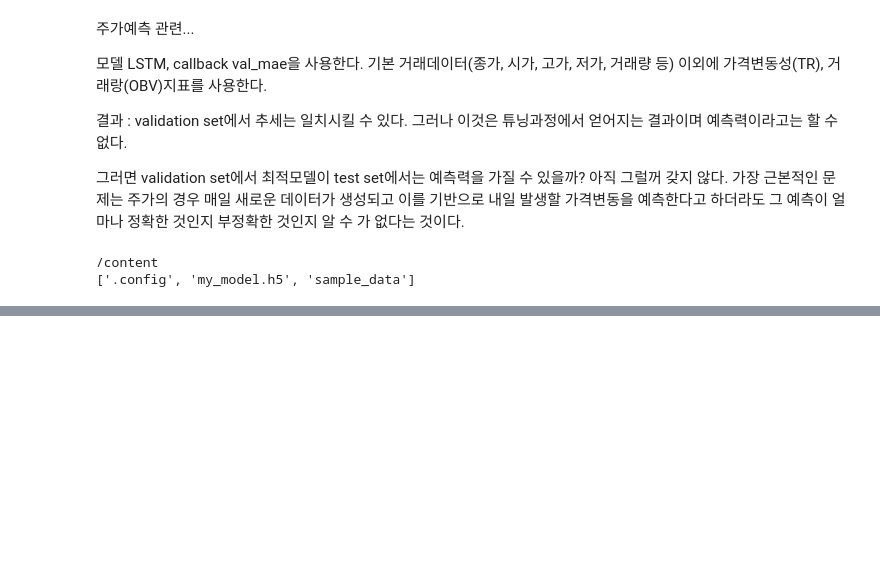
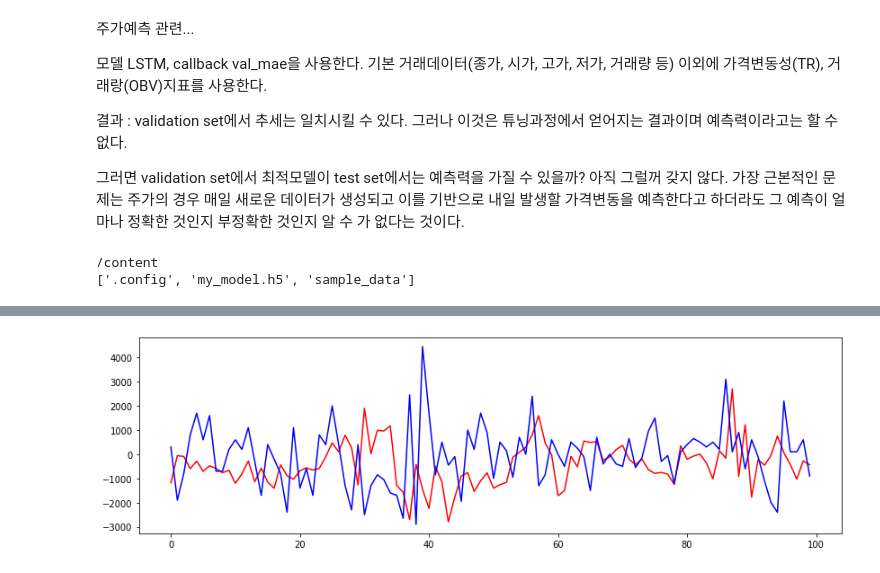
Before and after one commit to sjbaek12/sjbaek12.github.io, a Jupyter notebook: 주가예측_LSTM.ipynb, the cells around one changed output, grey strips where cells are left out. Cells and saved outputs as stored; diff of their text form; code cells hidden in the pictures; blank space fills up the shorter version.

```diff
--- a/주가예측_LSTM.ipynb
+++ b/주가예측_LSTM.ipynb
@@ -836,0 +886,10 @@ sample_data
+# %%
+model4.load_weights("my_model.h5")
+# %%
+predict_conv1 = model4.predict(x_val_L5_r)
+# %%
+plt.plot(predict_conv1, 'r')
+plt.plot(y_val_L5, 'b')
+plt.show()
+# %% [output]
+[figure, added]
```
Also changed, not shown: parts of 15 cells of this notebook.
